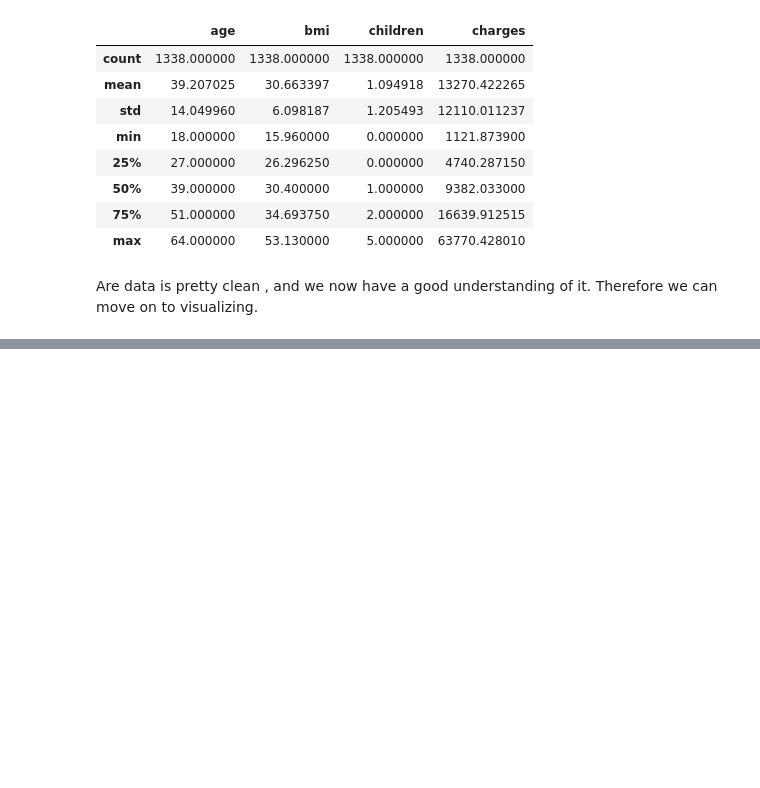
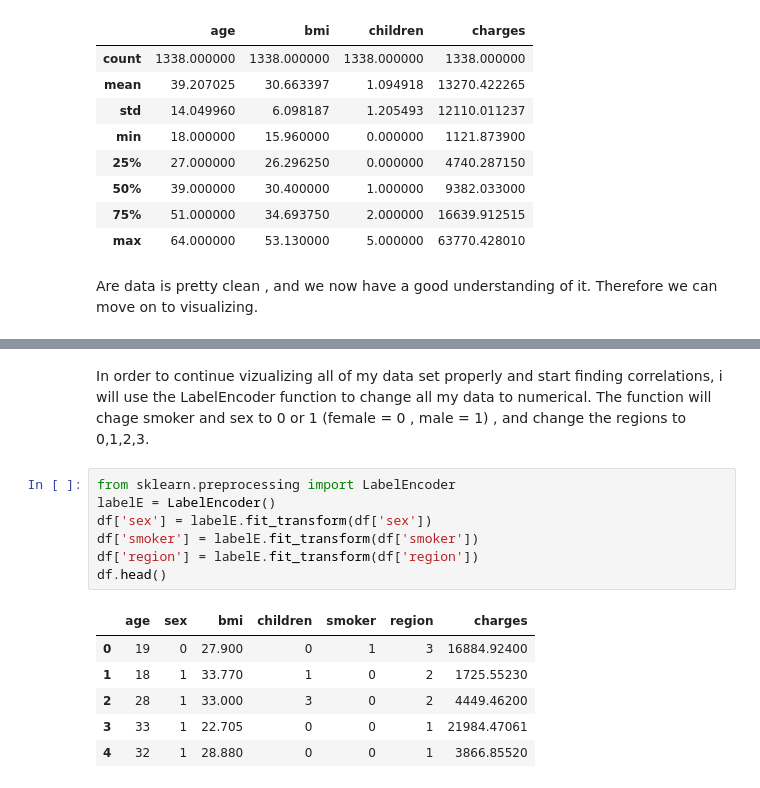
Before and after one commit to ShauliTaragin/ML-Sem1-Assignment, a Jupyter notebook: Regression Task.ipynb, the cells around one changed output, grey strips where cells are left out. Cells and saved outputs as stored; diff of their text form; blank space fills up the shorter version.

```diff
--- a/Regression Task.ipynb
+++ b/Regression Task.ipynb
@@ -85,0 +106,16 @@ Are data is pretty clean , and we now have a good understanding of it. Therefore
+# %% [markdown]
+In order to continue vizualizing all of my data set properly and start finding correlations, i will use the LabelEncoder function to change all my data to numerical. The function will chage smoker and sex to 0 or 1 (female = 0 , male = 1) , and change the regions to 0,1,2,3.
+# %%
+from sklearn.preprocessing import LabelEncoder
+labelE = LabelEncoder()
+df['sex'] = labelE.fit_transform(df['sex'])
+df['smoker'] = labelE.fit_transform(df['smoker'])
+df['region'] = labelE.fit_transform(df['region'])
+df.head()
+# %% [output]
+|  | age | sex | bmi | children | smoker | region | charges |
+| 0 | 19 | 0 | 27.900 | 0 | 1 | 3 | 16884.92400 |
+| 1 | 18 | 1 | 33.770 | 1 | 0 | 2 | 1725.55230 |
+| 2 | 28 | 1 | 33.000 | 3 | 0 | 2 | 4449.46200 |
+| 3 | 33 | 1 | 22.705 | 0 | 0 | 1 | 21984.47061 |
+| 4 | 32 | 1 | 28.880 | 0 | 0 | 1 | 3866.85520 |
```
Also changed, not shown: parts of 11 cells of this notebook.
